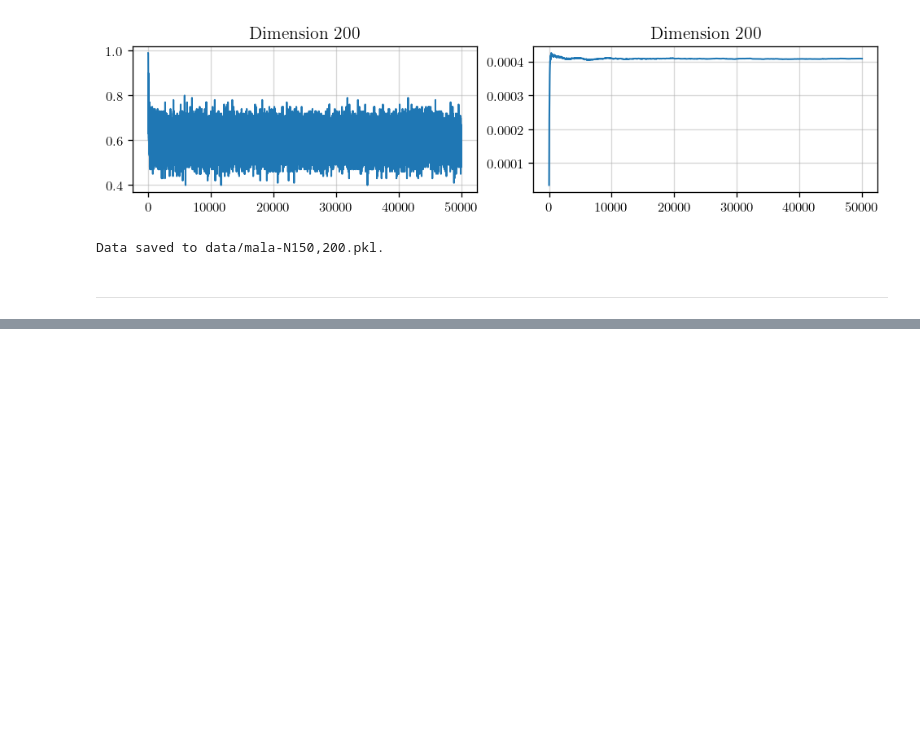
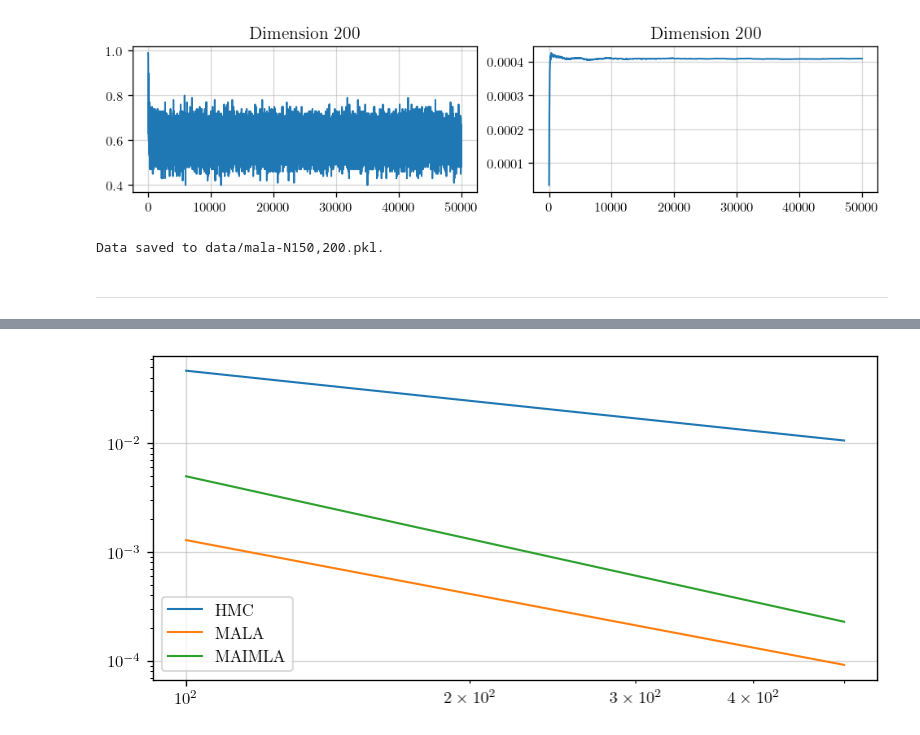
Before and after one commit to fredwdickinson/dissertation, a Jupyter notebook: code/notebooks/04_metropolis.ipynb, the cells around one changed output, grey strips where cells are left out. Cells and saved outputs as stored; diff of their text form; code cells hidden in the pictures; blank space fills up the shorter version.

Commit message:
extrapolated dts for N = 350

```diff
--- a/code/notebooks/04_metropolis.ipynb
+++ b/code/notebooks/04_metropolis.ipynb
@@ -219,0 +218,16 @@ plt.show()
+# %%
+fig, ax = plt.subplots()
+extrap_N_range = np.logspace(2, np.log10(500), 10) # Can change the final N as desired. N = 500 is reasonable.
+extrapolated_dts = np.zeros_like(methods, dtype = np.ndarray)
+
+for j, method in enumerate(methods):
+    slope = slopes[j]; intercept = intercepts[j]
+    dts = 10**(intercept)*extrap_N_range**slope
+    ax.loglog(extrap_N_range, dts, label = method.upper())
+
+    extrapolated_dts[j] = dts
+
+ax.legend(loc = "best")
+plt.show()
+# %% [output]
+[figure, added]
```
Also changed, not shown: parts of 6 cells of this notebook, 1 other file.
